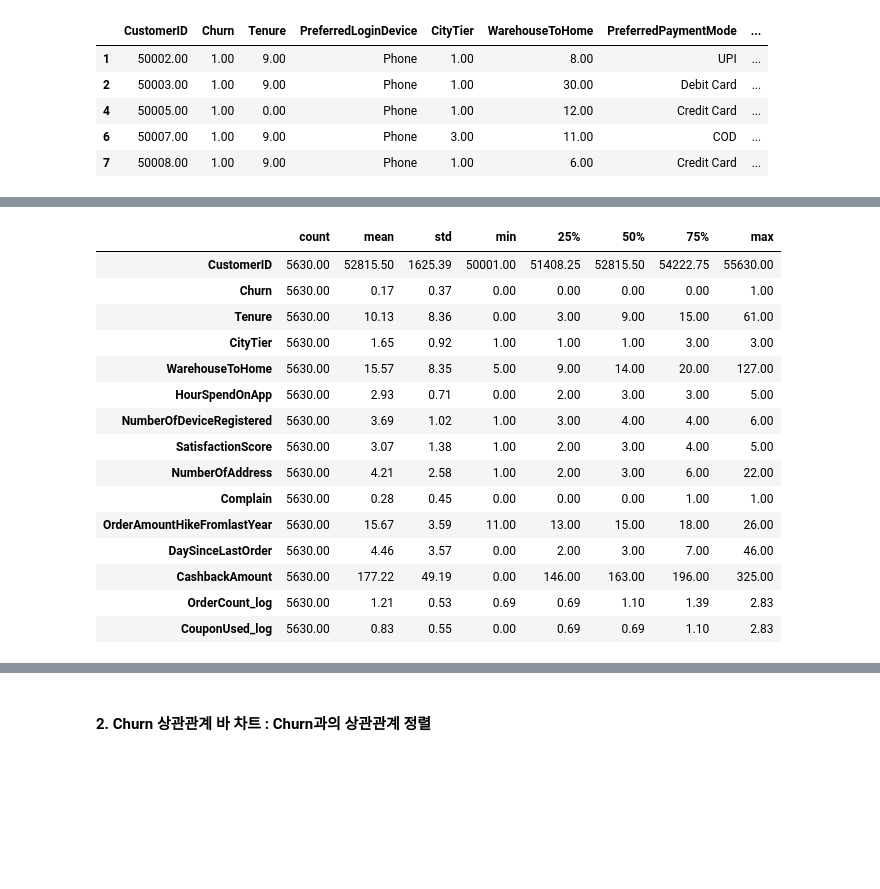
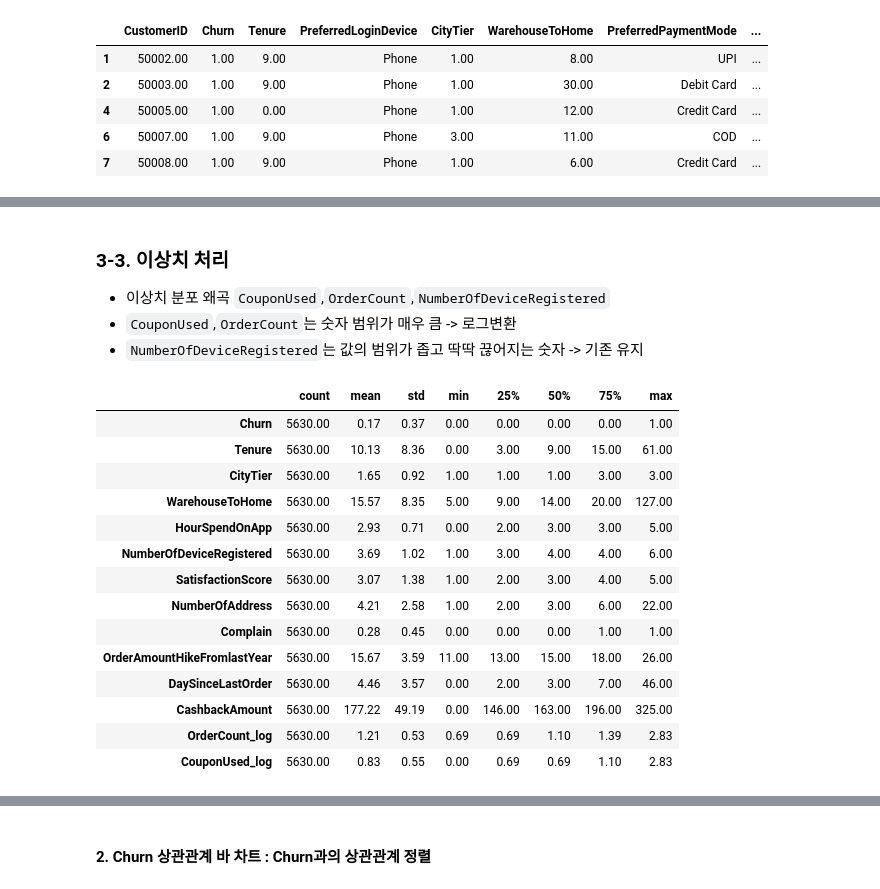
Before and after one commit to SKNETWORKS-FAMILY-AICAMP/SKN28-2nd-4Team, a Jupyter notebook: back_research/전하영/notebooks/Preprocessing.ipynb, the cells around one changed output, grey strips where cells are left out. Drawn from its saved outputs; the diff is of its cells as text; code cells hidden in the pictures; blank space fills up the shorter version.

```diff
--- a/back_research/전하영/notebooks/Preprocessing.ipynb
+++ b/back_research/전하영/notebooks/Preprocessing.ipynb
@@ -759,20 +798,23 @@ plt.show()
+# %% [markdown]
+### 3-3. 이상치 처리
+
+- 이상치 분포 왜곡 `CouponUsed`,`OrderCount`,`NumberOfDeviceRegistered`
+- `CouponUsed`,`OrderCount`는 숫자 범위가 매우 큼 -> 로그변환
+- `NumberOfDeviceRegistered`는 값의 범위가 좁고 딱딱 끊어지는 숫자 -> 기존 유지
 # %%
-# ─────────────────────────────────────────────
-#  1. OrderCount와 CouponUsed는 로그변환(왜도 완화)
-# ─────────────────────────────────────────────
-df['OrderCount_log'] = np.log1p(df['OrderCount'])
-df['CouponUsed_log'] = np.log1p(df['CouponUsed'])
+#  OrderCount와 CouponUsed 로그변환(왜도 완화)
+df_encoded = df.copy()
 
-# 기존 OrderCount, CouponUsed 삭제해서(로그변환하니) df_encoded 생성
-df_encoded = df.copy()
-df_encoded = df_encoded.drop(columns=['OrderCount', 'CouponUsed'], errors='ignore')
+df_encoded['OrderCount_log'] = np.log1p(df['OrderCount'])
+df_encoded['CouponUsed_log'] = np.log1p(df['CouponUsed'])
+
+df_encoded = df_encoded.drop(columns=['OrderCount', 'CouponUsed', 'CustomerID'], errors='ignore')
 
 # 로그변환한 것 -> df_encoded 담음 (df 복사본, 컬럼 수 동일)
 df_encoded.describe().T.style.format("{:.2f}").set_properties(**{'text-align': 'left'})\
                           .set_table_styles([{'selector': 'th', 'props': [('text-align', 'left')]}])
 # %% [output]
 |  | count | mean | std | min | 25% | 50% | 75% | max |
-| CustomerID | 5630.00 | 52815.50 | 1625.39 | 50001.00 | 51408.25 | 52815.50 | 54222.75 | 55630.00 |
 | Churn | 5630.00 | 0.17 | 0.37 | 0.00 | 0.00 | 0.00 | 0.00 | 1.00 |
 | Tenure | 5630.00 | 10.13 | 8.36 | 0.00 | 3.00 | 9.00 | 15.00 | 61.00 |
 | CityTier | 5630.00 | 1.65 | 0.92 | 1.00 | 1.00 | 1.00 | 3.00 | 3.00 |
```
Also changed, not shown: parts of 70 cells of this notebook.
